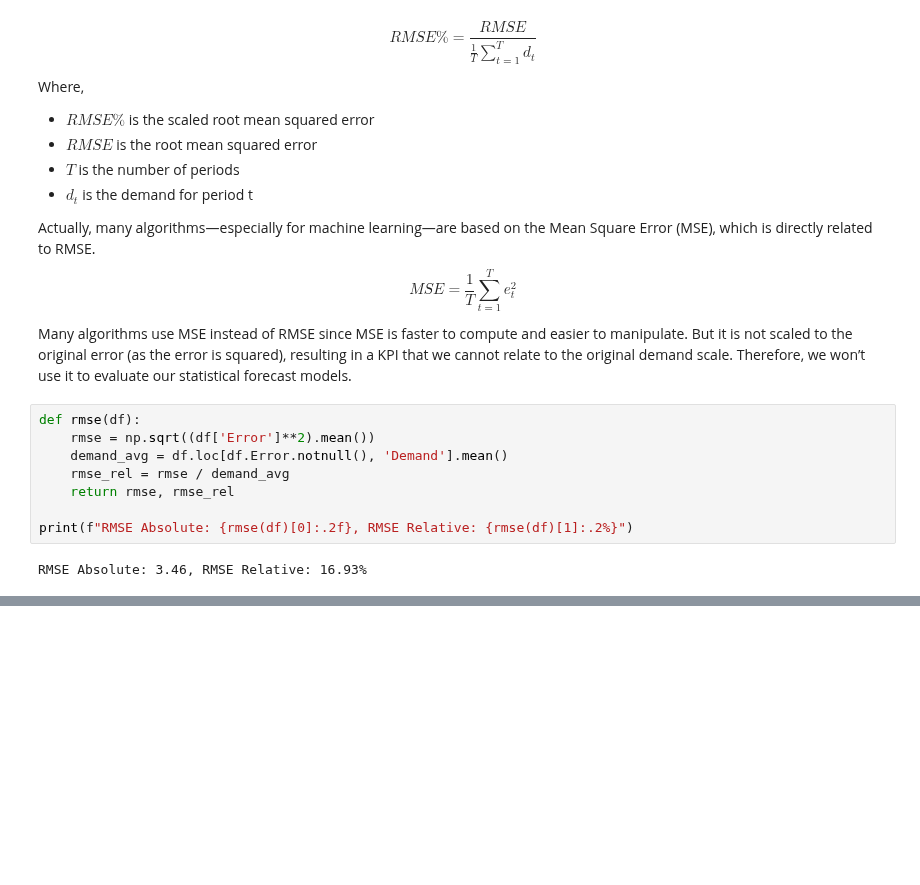
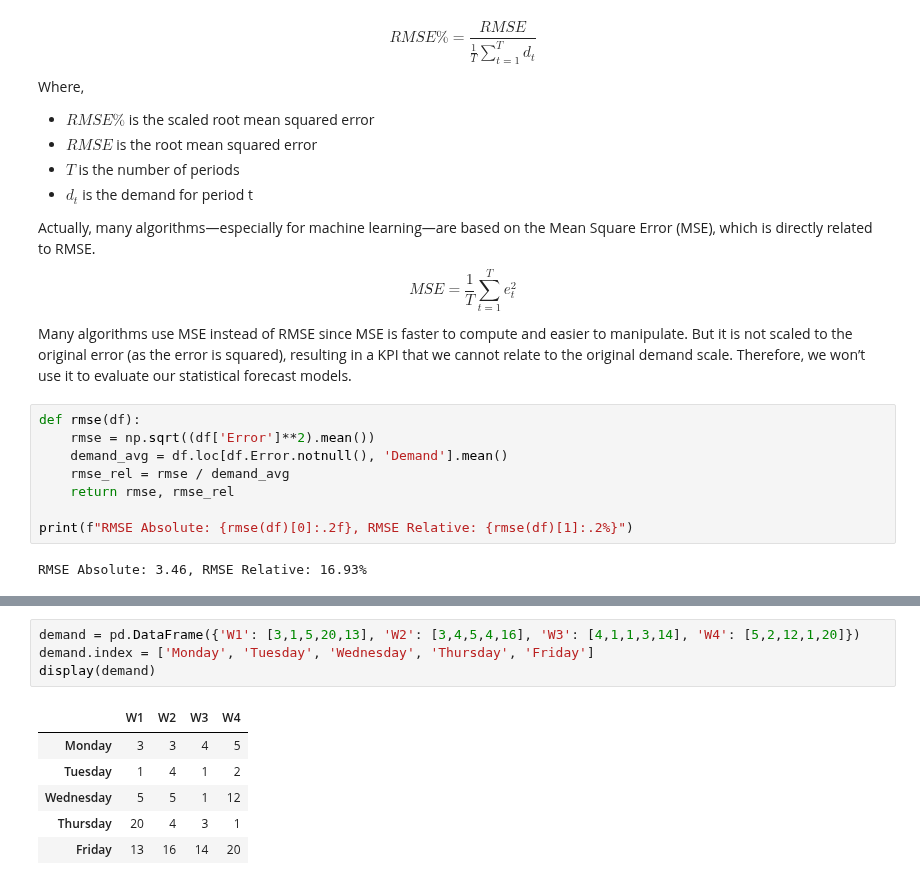
Before and after one commit to jtuchinsky/Datascience-Toolkit, a Jupyter notebook: Statistics/Statistical Forecasting.ipynb, the cells around one changed output, grey strips where cells are left out. Drawn from its saved outputs; the diff is of its cells as text; blank space fills up the shorter version.

```diff
--- a/Statistics/Statistical Forecasting.ipynb
+++ b/Statistics/Statistical Forecasting.ipynb
@@ -218,0 +259,11 @@ Compared to __MAE__, __RMSE__ does not treat each error the same. It gives more
+# %%
+demand = pd.DataFrame({'W1': [3,1,5,20,13], 'W2': [3,4,5,4,16], 'W3': [4,1,1,3,14], 'W4': [5,2,12,1,20]})
+demand.index = ['Monday', 'Tuesday', 'Wednesday', 'Thursday', 'Friday']
+display(demand)
+# %% [output]
+|  | W1 | W2 | W3 | W4 |
+| Monday | 3 | 3 | 4 | 5 |
+| Tuesday | 1 | 4 | 1 | 2 |
+| Wednesday | 5 | 5 | 1 | 12 |
+| Thursday | 20 | 4 | 3 | 1 |
+| Friday | 13 | 16 | 14 | 20 |
```
Also changed, not shown: parts of 9 cells of this notebook.
